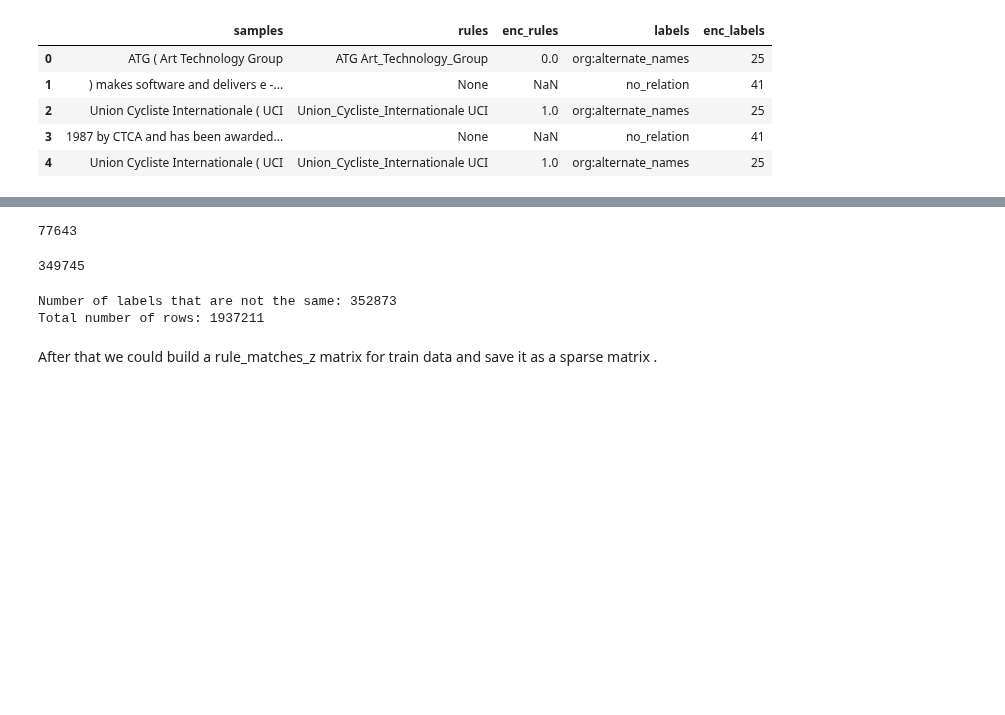
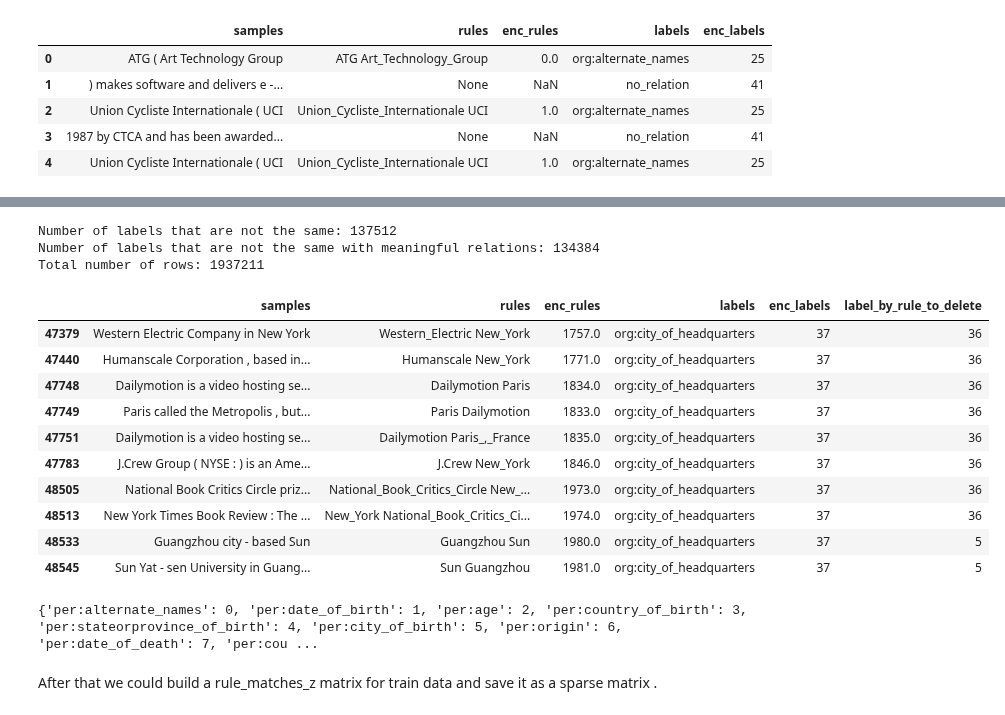
Before and after one commit to knodle/knodle, a Jupyter notebook: tutorials/conll_relation_extraction_dataset/entity_pairs_aka_lfs/Prepare_TAC_based_RE_dataset.ipynb, the cells around one changed output, grey strips where cells are left out. Cells and saved outputs as stored; diff of their text form; code cells hidden in the pictures; blank space fills up the shorter version.

```diff
--- a/tutorials/conll_relation_extraction_dataset/entity_pairs_aka_lfs/Prepare_TAC_based_RE_dataset.ipynb
+++ b/tutorials/conll_relation_extraction_dataset/entity_pairs_aka_lfs/Prepare_TAC_based_RE_dataset.ipynb
@@ -66,28 +67,12 @@ os.path.join(data_path)
 # %% [markdown]
 This dataset, as all datasets provided in Knodle, could be easily downloaded from Minio database with Minio client.
 # %%
-def get_conll_config():
-    config = {
-        "minio_url": "knodle.dm.univie.ac.at",
-        "minio_bucket": "knodle",
-        "minio_prefix": "datasets/conll",
-        "minio_files": [
-            "labels.txt",
-            # "train.conll",
-            "dev.conll",
-            "test.conll",
-            "rules.csv"
-        ],
-        "data_dir": data_path
-    }
-    return config
+client = Minio("knodle.dm.univie.ac.at", secure=False)
+files = ["labels.txt", "train.conll", "dev.conll", "test.conll", "rules.csv"]
 
-config = get_conll_config()
-client = Minio(config.get("minio_url"), secure=False)
-
-for file in tqdm(config.get("minio_files")):
+for file in tqdm(files):
     client.fget_object(
-        bucket_name=config.get("minio_bucket"),
-        object_name=os.path.join(config.get("minio_prefix"), file),
+        bucket_name="knodle",
+        object_name=os.path.join("datasets/conll", file),
         file_path=os.path.join(data_path, file),
     )
@@ -398,20 +305,36 @@ not_same_without_nr.drop_duplicates(
-# %%
-len(not_same_without_nr.drop_duplicates(
-    subset=["enc_rules", "labels", "enc_labels", "label_by_rule_to_delete"], keep='last'
-))
-# %% [output]
-77643
-# %%
-print(len(not_same_without_nr))
-# %% [output]
-349745
-# %%
-count = len(train_data.dropna().query('enc_labels != label_by_rule_to_delete'))  # 2
-print(f"Number of labels that are not the same: {count}")
-print(f"Total number of rows: {len(train_data)}")
-# %% [output]
-Number of labels that are not the same: 352873
-Total number of rows: 1937211
+# %%
+# todo: delete!
+train_data["label_by_rule_to_delete"] = train_data["rules"].apply(
+    lambda x: rules2label_ids[x] if x is not None else 41
+)
+not_same = train_data[train_data["enc_labels"] != train_data["label_by_rule_to_delete"]]
+print(f"Number of labels that are not the same: {len(not_same)}")
+not_same_without_no_rel = not_same[not_same["enc_labels"] != 41]
+print(f"Number of labels that are not the same with meaningful relations: {len(not_same_without_no_rel)}")
+print(f"Total number of rows: {len(train_data)}")
+
+not_same_without_no_rel.drop_duplicates(
+    subset=["enc_rules", "labels", "enc_labels", "label_by_rule_to_delete"], keep='last'
+).head(10)
+# %% [output]
+Number of labels that are not the same: 137512
+Number of labels that are not the same with meaningful relations: 134384
+Total number of rows: 1937211
+|  | samples | rules | enc_rules | labels | enc_labels | label_by_rule_to_delete |
+| 47379 | Western Electric Company in New York | Western_Electric New_York | 1757.0 | org:city_of_headquarters | 37 | 36 |
+| 47440 | Humanscale Corporation , based in... | Humanscale New_York | 1771.0 | org:city_of_headquarters | 37 | 36 |
+| 47748 | Dailymotion is a video hosting se... | Dailymotion Paris | 1834.0 | org:city_of_headquarters | 37 | 36 |
+| 47749 | Paris called the Metropolis , but... | Paris Dailymotion | 1833.0 | org:city_of_headquarters | 37 | 36 |
+| 47751 | Dailymotion is a video hosting se... | Dailymotion Paris_,_France | 1835.0 | org:city_of_headquarters | 37 | 36 |
+| 47783 | J.Crew Group ( NYSE : ) is an Ame... | J.Crew New_York | 1846.0 | org:city_of_headquarters | 37 | 36 |
+| 48505 | National Book Critics Circle priz... | National_Book_Critics_Circle New_... | 1973.0 | org:city_of_headquarters | 37 | 36 |
+| 48513 | New York Times Book Review : The ... | New_York National_Book_Critics_Ci... | 1974.0 | org:city_of_headquarters | 37 | 36 |
+| 48533 | Guangzhou city - based Sun | Guangzhou Sun | 1980.0 | org:city_of_headquarters | 37 | 5 |
+| 48545 | Sun Yat - sen University in Guang... | Sun Guangzhou | 1981.0 | org:city_of_headquarters | 37 | 5 |
+# %%
+print(labels2ids)
+# %% [output]
+{'per:alternate_names': 0, 'per:date_of_birth': 1, 'per:age': 2, 'per:country_of_birth': 3, 'per:stateorprovince_of_birth': 4, 'per:city_of_birth': 5, 'per:origin': 6, 'per:date_of_death': 7, 'per:cou ...
 # %% [markdown]
 After that we could build a rule_matches_z matrix for train data and save it as a sparse matrix .
 # %%
```
Also changed, not shown: parts of 25 cells of this notebook.
